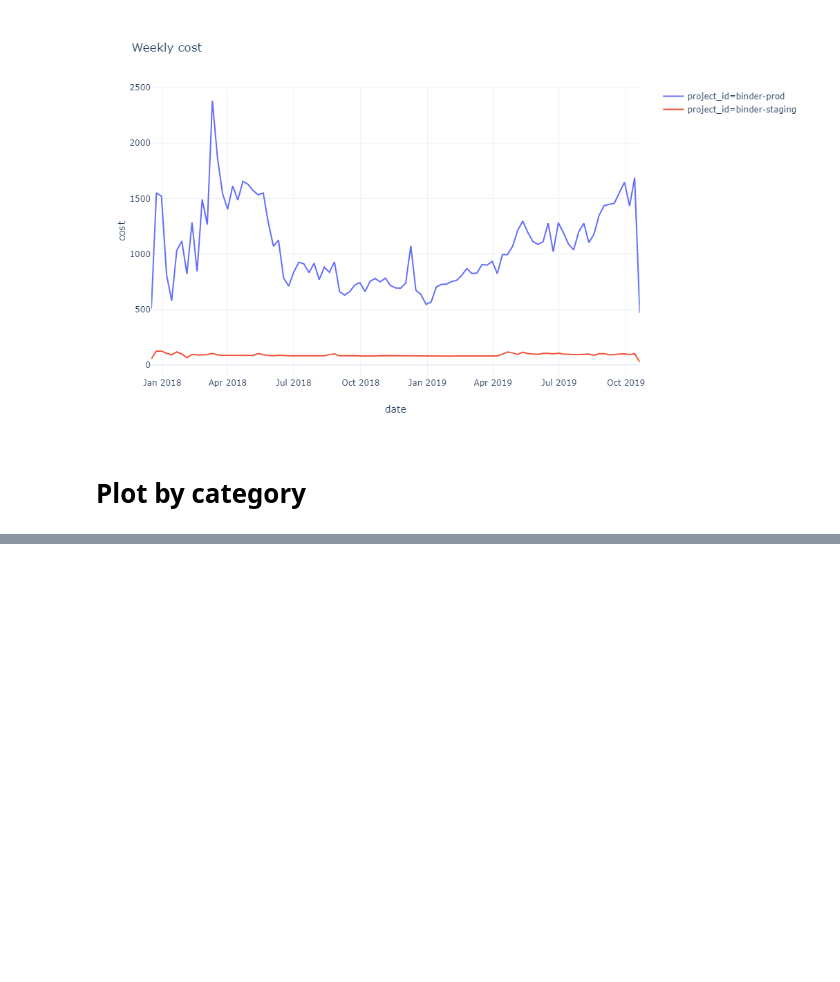
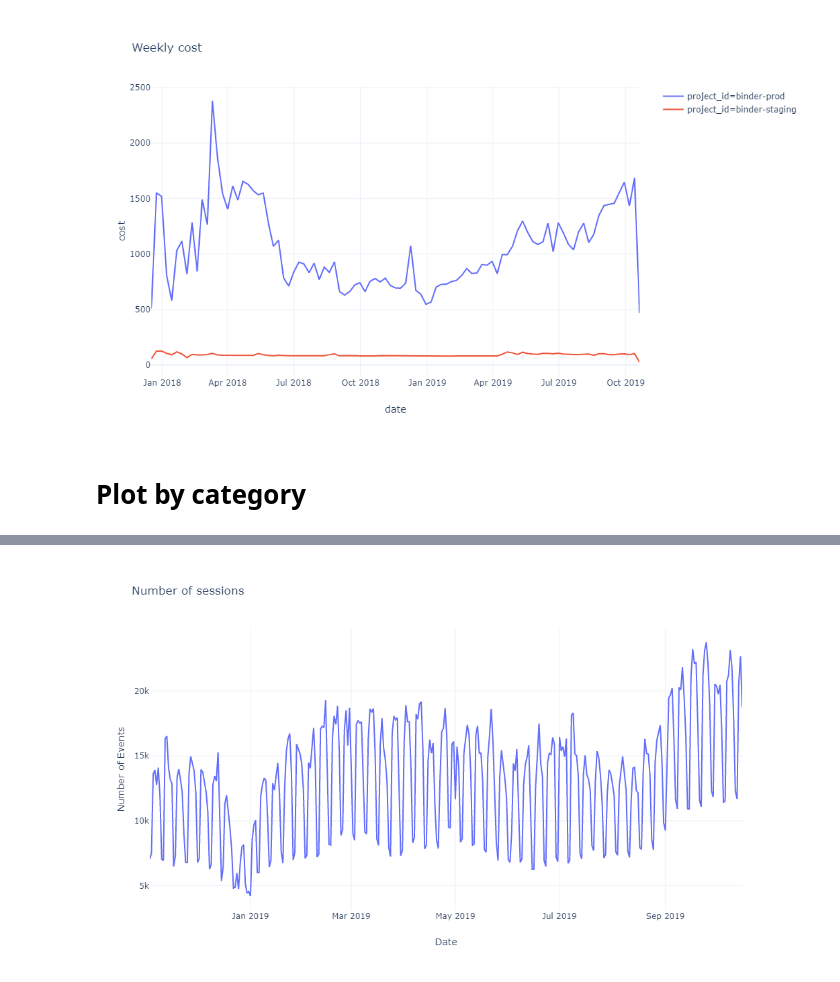
Before and after one commit to jupyterhub/binder-billing, a Jupyter notebook: analyze_data.ipynb, the cells around one changed output, grey strips where cells are left out. Saved outputs shown, nothing was run; the diff lists cells and outputs as text; code cells hidden in the pictures; blank space fills up the shorter version.

```diff
--- a/analyze_data.ipynb
+++ b/analyze_data.ipynb
@@ -14,6 +14,10 @@ pio.renderers.default = "plotly_mimetype+notebook_connected"
 url_data = "https://github.com/jupyterhub/binder-data/raw/master/billing/data/proc/data.json"
 data = pd.read_json(url_data, orient='split')
 data['date'] = pd.to_datetime(data['date'])
+
+# Add information about number of launches on each day
+launches = pd.read_html("https://archive.analytics.mybinder.org/")[0]
+launches['Date'] = pd.to_datetime(launches['Date'])
 # %%
 template = 'plotly_white'
 # %%
@@ -58,0 +64,10 @@ pe.line(categories, x='date', y='log_cost', color='category',
+# %%
+weekly = categories.groupby('date').agg({'cost': 'sum'})
+
+# Merge them together
+weekly = pd.merge(weekly, launches, left_on='date', right_on='Date', how='outer').dropna(subset=['Date'])
+weekly['cost_per_session'] = weekly['cost'] / weekly['Number of Events']
+# %%
+pe.line(weekly, x='Date', y='Number of Events', template=template, title="Number of sessions")
+# %% [output]
+[figure, added]
```
Also changed, not shown: parts of 7 cells of this notebook.
